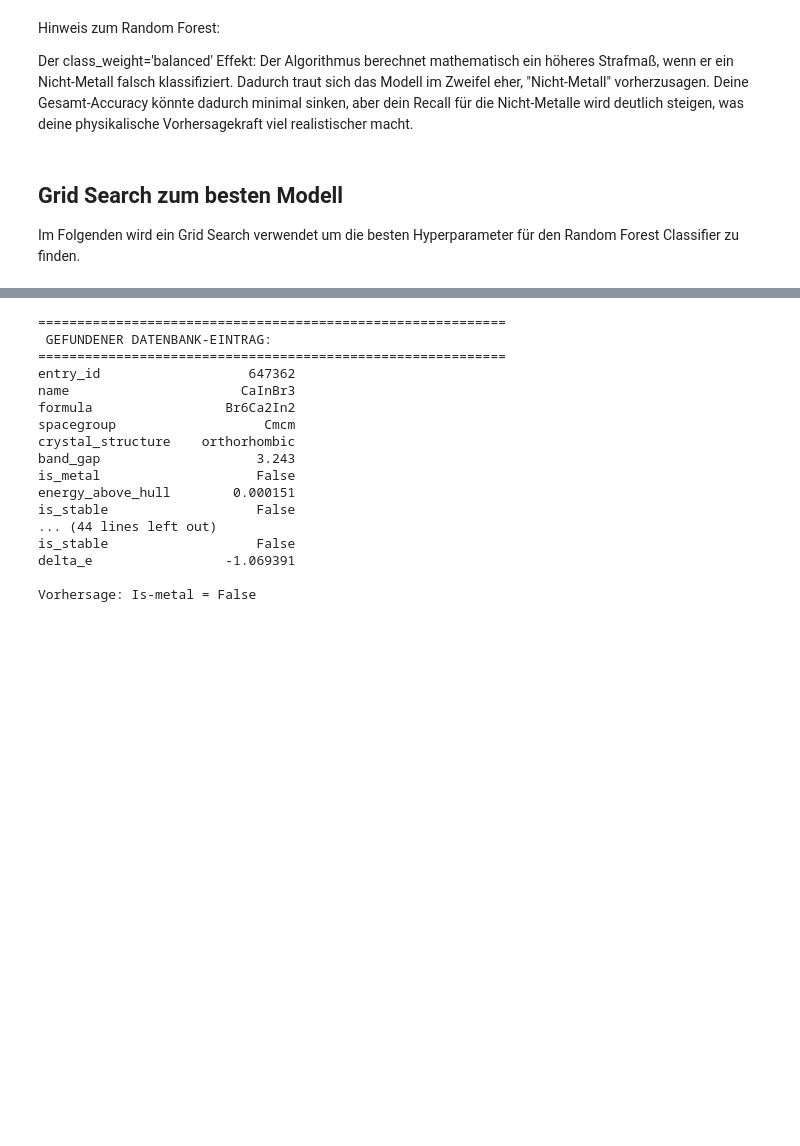
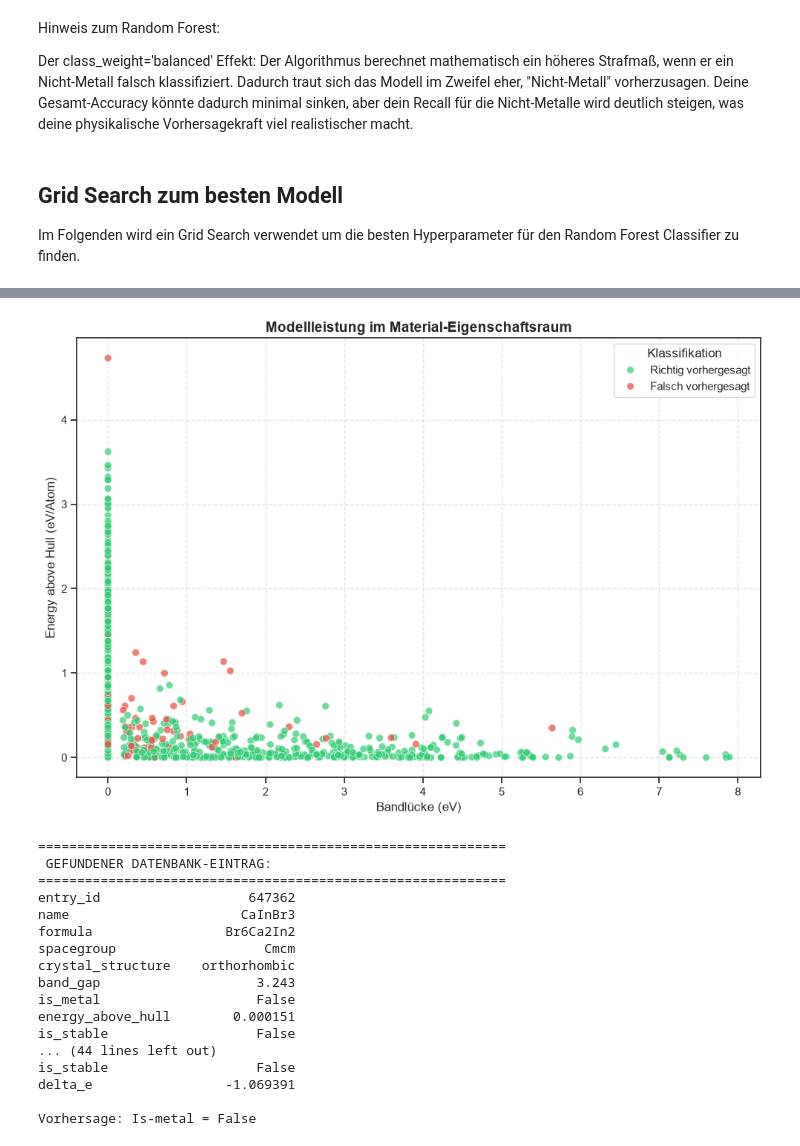
Before and after one commit to alexburg14/AML_Perovskite_Project, a Jupyter notebook: Band_Gap_Classifier/DescitionTree_Band_Gap.ipynb, the cells around one changed output, grey strips where cells are left out. Saved outputs shown, nothing was run; the diff lists cells and outputs as text; code cells hidden in the pictures; blank space fills up the shorter version.

```diff
--- a/Band_Gap_Classifier/DescitionTree_Band_Gap.ipynb
+++ b/Band_Gap_Classifier/DescitionTree_Band_Gap.ipynb
@@ -301,3 +441,76 @@ plot_confusion_matrix(best_rf_model, X_test, y_test, ["Kein Metall\n(False)", "M
+# %%
+import matplotlib.pyplot as plt
+import pandas as pd
+import seaborn as sns
+
+
+def plot_property_space_performance(bg_test, he_test, y_test, y_pred):
+    """Erstellt einen Scatterplot: Band Gap vs.
+
+    Energy above hull.
+    Färbt die Punkte grün (richtig klassifiziert) oder rot (falsch).
+    """
+    # 1. Daten in einem temporären DataFrame bündeln
+    df_plot = pd.DataFrame(
+        {
+            "Band_Gap": bg_test.values
+            if hasattr(bg_test, "values")
+            else bg_test,
+            "Energy_Above_Hull": he_test.values
+            if hasattr(he_test, "values")
+            else he_test,
+            "True_Label": y_test,
+            "Pred_Label": y_pred,
+        }
+    )
+
+    # 2. Performance bestimmen (Richtig vs. Falsch)
+    df_plot["Ergebnis"] = df_plot["True_Label"] == df_plot["Pred_Label"]
+    df_plot["Ergebnis"] = df_plot["Ergebnis"].map(
+        {True: "Richtig vorhergesagt", False: "Falsch vorhergesagt"}
+    )
+
+    # 3. Plot initialisieren
+    plt.figure(figsize=(10, 7))
+    sns.set_theme(style="ticks")
+
+    # Farbpalette definieren (Grün für richtig, Rot für falsch)
+    palette = {"Richtig vorhergesagt": "#2ecc71", "Falsch vorhergesagt": "#e74c3c"}
+
+    # Scatterplot zeichnen
+    sns.scatterplot(
+        data=df_plot,
+        x="Band_Gap",
+        y="Energy_Above_Hull",
+        hue="Ergebnis",
+        palette=palette,
+        alpha=0.7,  # Transparenz gegen Overplotting
+        edgecolor="w",  # Weißer Rand um die Punkte für bessere Trennung
+        s=50,  # Punktgröße
+    )
+
+    # Kosmetik
+    plt.title(
+        "Modellleistung im Material-Eigenschaftsraum",
+        fontsize=14,
+        fontweight="bold",
+    )
+    plt.xlabel("Bandlücke (eV)", fontsize=12)
+    plt.ylabel("Energy above Hull (eV/Atom)", fontsize=12)
+
+    # Legende positionieren
+    plt.legend(title="Klassifikation", loc="upper right")
+    plt.grid(True, linestyle="--", alpha=0.5)
+
+    plt.tight_layout()
+    plt.show()
+
+
+# --- Aufruf in deinem Skript ---
+# Nach deinem Training und der Vorhersage (y_pred = best_rf_model.predict(X_test))
+plot_property_space_performance(bg_test, he_test, y_test, y_pred)
+# %% [output]
+[figure, added]
 # %%
 def predict_perovskite(model, X_matrix, df_metadata, search_value):
     # Liefert zu einer Struktur die Prediction und wichtige Infos
```
Also changed, not shown: parts of 10 cells of this notebook, 6 other files.
